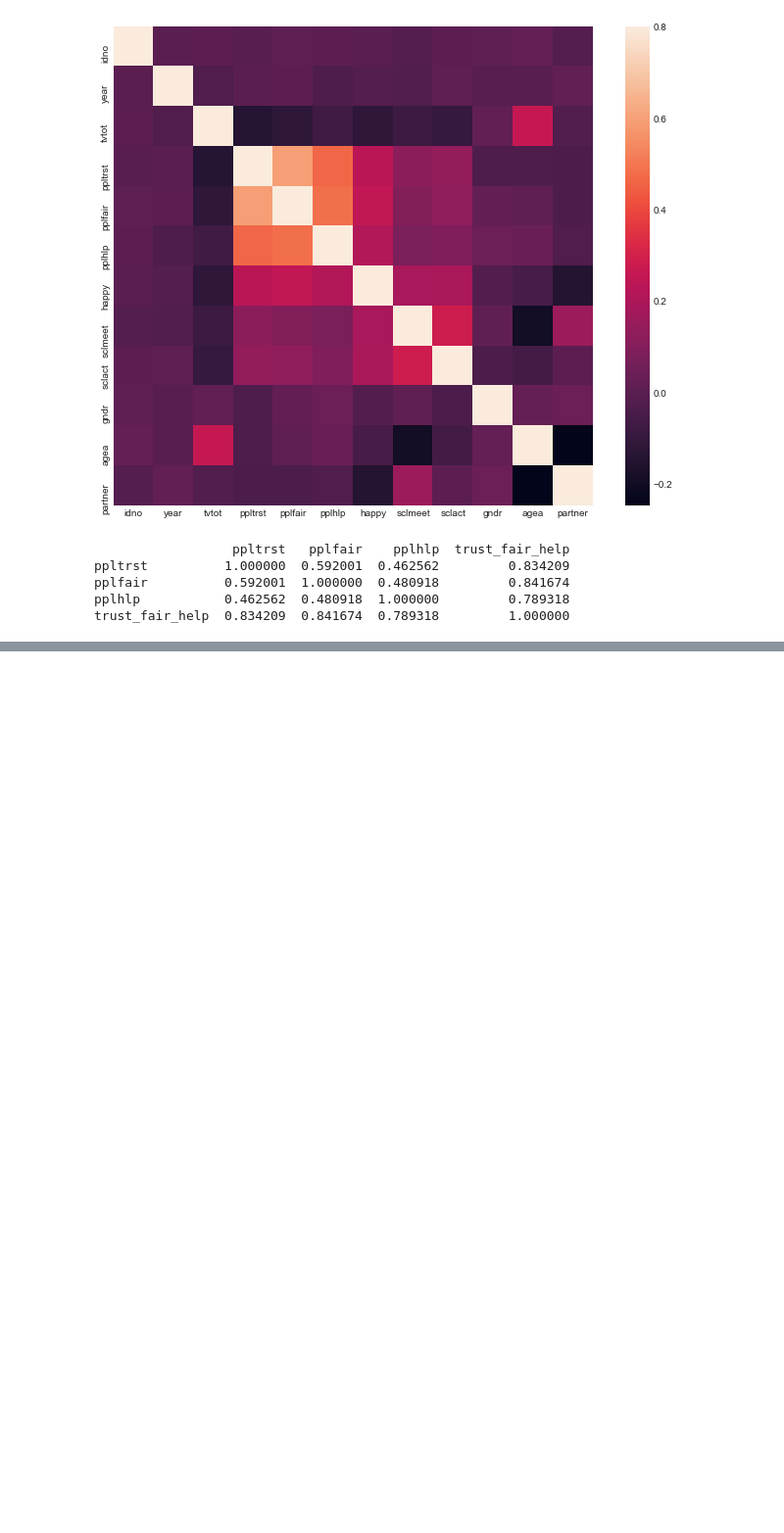
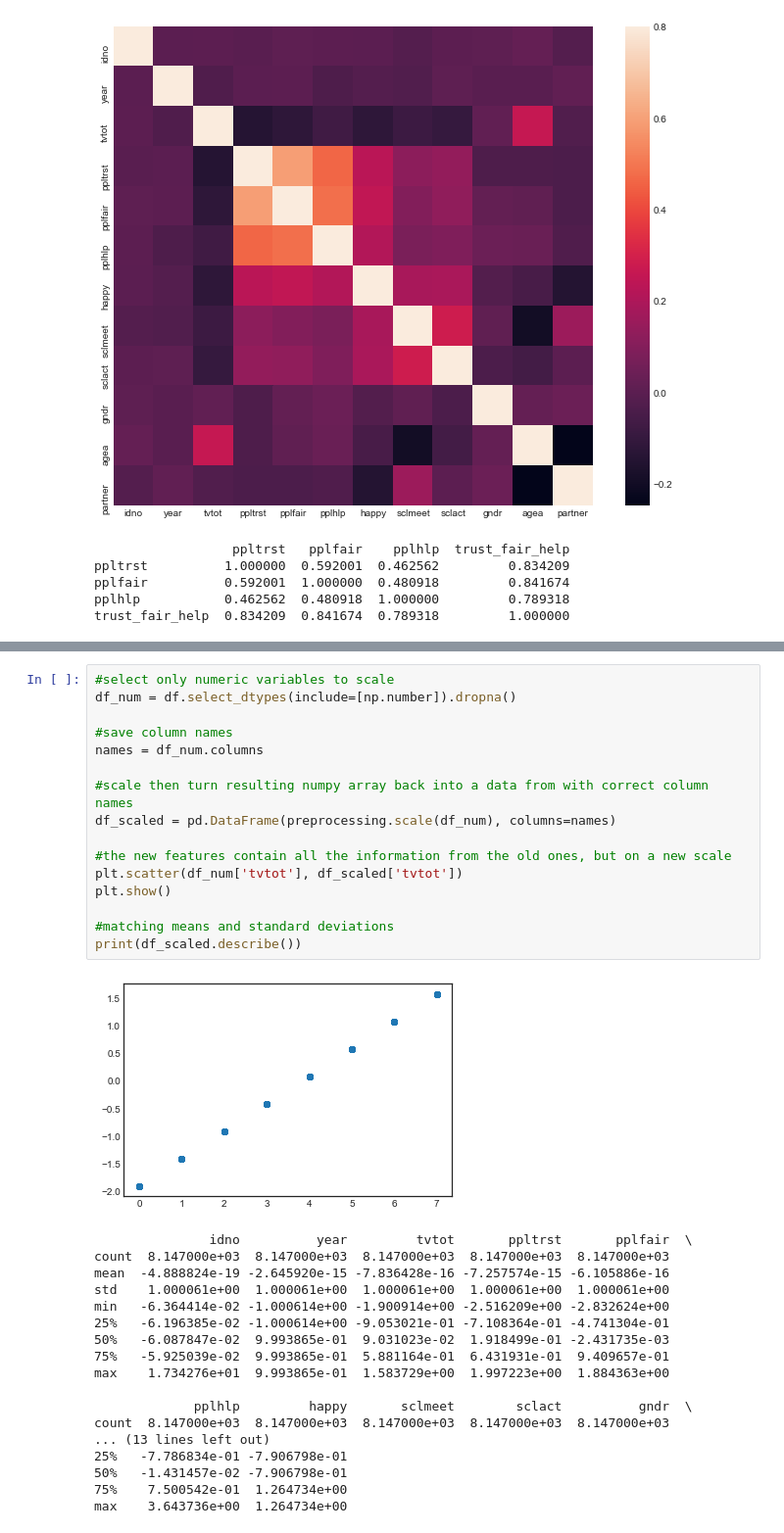
Before and after one commit to brianmcguckin/thinkful_unit_02_supervised_learning, a Jupyter notebook: 02_01_05_feature_engineering.ipynb, the cells around one changed output, grey strips where cells are left out. Shown at 98% size. Cells and saved outputs as stored; diff of their text form; blank space fills up the shorter version.

```diff
--- a/02_01_05_feature_engineering.ipynb
+++ b/02_01_05_feature_engineering.ipynb
@@ -121,0 +187,35 @@ trust_fair_help  0.834209  0.841674  0.789318         1.000000
+# %%
+#select only numeric variables to scale
+df_num = df.select_dtypes(include=[np.number]).dropna()
+
+#save column names
+names = df_num.columns
+
+#scale then turn resulting numpy array back into a data from with correct column names
+df_scaled = pd.DataFrame(preprocessing.scale(df_num), columns=names)
+
+#the new features contain all the information from the old ones, but on a new scale
+plt.scatter(df_num['tvtot'], df_scaled['tvtot'])
+plt.show()
+
+#matching means and standard deviations
+print(df_scaled.describe())
+# %% [output]
+[figure, added]
+               idno          year         tvtot       ppltrst       pplfair  \
+count  8.147000e+03  8.147000e+03  8.147000e+03  8.147000e+03  8.147000e+03
+mean  -4.888824e-19 -2.645920e-15 -7.836428e-16 -7.257574e-15 -6.105886e-16
+std    1.000061e+00  1.000061e+00  1.000061e+00  1.000061e+00  1.000061e+00
+min   -6.364414e-02 -1.000614e+00 -1.900914e+00 -2.516209e+00 -2.832624e+00
+25%   -6.196385e-02 -1.000614e+00 -9.053021e-01 -7.108364e-01 -4.741304e-01
+50%   -6.087847e-02  9.993865e-01  9.031023e-02  1.918499e-01 -2.431735e-03
+75%   -5.925039e-02  9.993865e-01  5.881164e-01  6.431931e-01  9.409657e-01
+max    1.734276e+01  9.993865e-01  1.583729e+00  1.997223e+00  1.884363e+00
+
+             pplhlp         happy       sclmeet        sclact          gndr  \
+count  8.147000e+03  8.147000e+03  8.147000e+03  8.147000e+03  8.147000e+03
+... (13 lines left out)
+25%   -7.786834e-01 -7.906798e-01
+50%   -1.431457e-02 -7.906798e-01
+75%    7.500542e-01  1.264734e+00
+max    3.643736e+00  1.264734e+00
```
Also changed, not shown: parts of 9 cells of this notebook.
